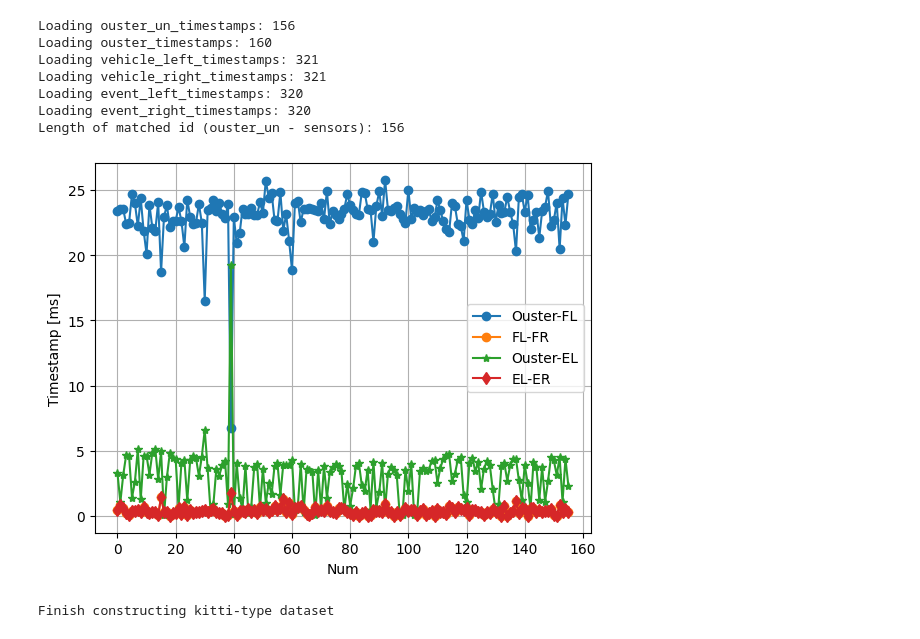
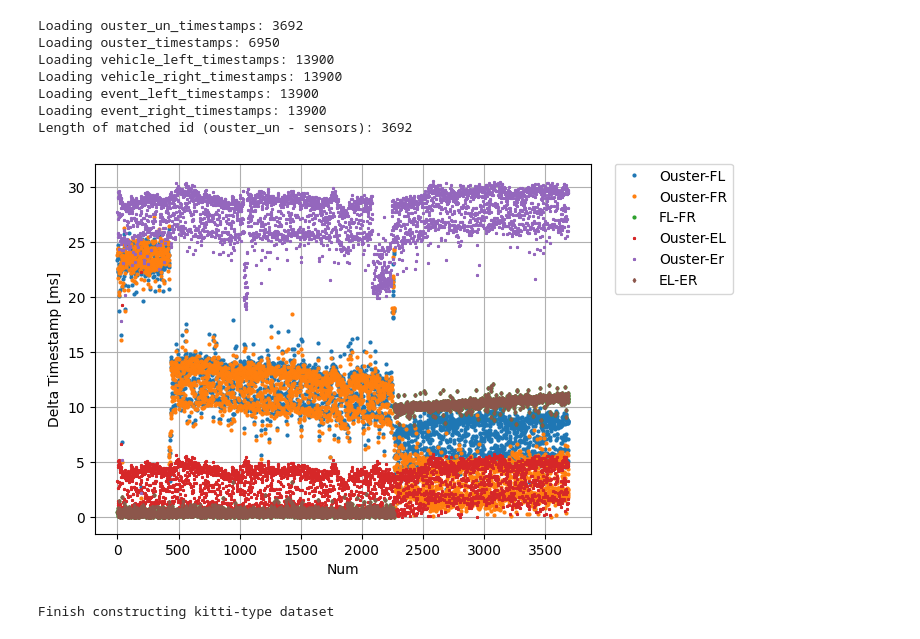
Before and after one commit to fusionportable/fusionportable_dataset_tools, a Jupyter notebook: write_data_to_kitti.ipynb, the cells around one changed output. Saved outputs shown, nothing was run; the diff lists cells and outputs as text; code cells hidden in the pictures.

```diff
--- a/write_data_to_kitti.ipynb
+++ b/write_data_to_kitti.ipynb
@@ -84,53 +98,59 @@ if 'event_right_image' in dataset_rostopic_msg_frameid_dict.keys():
 matched_id_ouster_un_sensors = []
 for id, time in enumerate(ouster_un_timestamps):
   ouster_time, ouster_id = find_closest_element_sorted(ouster_timestamps, time)
-  fl_time, fli_id = find_closest_element_sorted(frame_left_image_timestamps, time)
-  fr_time, flr_id = find_closest_element_sorted(frame_right_image_timestamps, fl_time)
-  el_time, eli_id = find_closest_element_sorted(event_left_image_timestamps, time)
-  er_time, elr_id = find_closest_element_sorted(event_right_image_timestamps, el_time)
+  fl_time, fl_id = find_closest_element_sorted(frame_left_image_timestamps, time)
+  fr_time, fr_id = find_closest_element_sorted(frame_right_image_timestamps, fl_time)
+  el_time, el_id = find_closest_element_sorted(event_left_image_timestamps, time)
+  er_time, er_id = find_closest_element_sorted(event_right_image_timestamps, el_time)
 
   """
   # Not include event cameras
   if abs(time - ouster_time) < 0.01:
     if abs(time - fl_time) < 0.03 and abs(time - fr_time) < 0.03 and abs(fl_time - fr_time) < 0.015:
-      matched_id_ouster_un_sensors.append([id, ouster_id, fli_id, flr_id])
+      matched_id_ouster_un_sensors.append([id, ouster_id, fl_id, fr_id])
   """
 
   # Include event cameras
   if abs(time - ouster_time) < 0.01:
     if abs(time - fl_time) < 0.03 and abs(time - fr_time) < 0.03 and abs(fl_time - fr_time) < 0.015:
-      if abs(time - el_time) < 0.03 and abs(time - er_time) < 0.03 and abs(el_time - er_time) < 0.03:
-        matched_id_ouster_un_sensors.append([id, ouster_id, fli_id, flr_id, eli_id, elr_id])
+      if abs(time - el_time) < 0.05 and abs(time - er_time) < 0.05 and abs(el_time - er_time) < 0.03:
+        matched_id_ouster_un_sensors.append([id, ouster_id, fl_id, fr_id, el_id, er_id])
 
 print('Length of matched id (ouster_un - sensors): {}'.format(len(matched_id_ouster_un_sensors)))
 # %% [output]
-Loading ouster_un_timestamps: 156
-Loading ouster_timestamps: 160
-Loading vehicle_left_timestamps: 321
-Loading vehicle_right_timestamps: 321
-Loading event_left_timestamps: 320
-Loading event_right_timestamps: 320
-Length of matched id (ouster_un - sensors): 156
+Loading ouster_un_timestamps: 3692
+Loading ouster_timestamps: 6950
+Loading vehicle_left_timestamps: 13900
+Loading vehicle_right_timestamps: 13900
+Loading event_left_timestamps: 13900
+Loading event_right_timestamps: 13900
+Length of matched id (ouster_un - sensors): 3692
 # %%
 ##### Analyze matched timestamps
-import matplotlib.pyplot as plt
-dt_ouster_fl = [1e3 * abs(ouster_un_timestamps[mid[0]] - frame_left_image_timestamps[mid[2]]) for mid in matched_id_ouster_un_sensors]
-dt_fl_fr = [1e3 * abs(frame_left_image_timestamps[mid[2]] - frame_right_image_timestamps[mid[3]]) for mid in matched_id_ouster_un_sensors]
-num = [i for i in range(0, len(matched_id_ouster_un_sensors))]
-plt.plot(num, dt_ouster_fl, label='Ouster-FL', marker='o')
-plt.plot(num, dt_fl_fr, label='FL-FR', marker='o')
+if len(matched_id_ouster_un_sensors) > 0:
+  import matplotlib.pyplot as plt
+  dt_ouster_fl = [1e3 * abs(ouster_un_timestamps[mid[0]] - frame_left_image_timestamps[mid[2]]) for mid in matched_id_ouster_un_sensors]
+  dt_ouster_fr = [1e3 * abs(ouster_un_timestamps[mid[0]] - frame_right_image_timestamps[mid[3]]) for mid in matched_id_ouster_un_sensors]
+  dt_fl_fr = [1e3 * abs(frame_left_image_timestamps[mid[2]] - frame_right_image_timestamps[mid[3]]) for mid in matched_id_ouster_un_sensors]
+  num = [i for i in range(0, len(matched_id_ouster_un_sensors))]
+  plt.plot(num, dt_ouster_fl, label='Ouster-FL', marker='o', markersize=2, linestyle='none')
+  plt.plot(num, dt_ouster_fr, label='Ouster-FR', marker='o', markersize=2, linestyle='none')
+  plt.plot(num, dt_fl_fr, label='FL-FR', marker='o', markersize=2, linestyle='none')
 
-dt_ouster_el = [1e3 * abs(ouster_un_timestamps[mid[0]] - event_left_image_timestamps[mid[4]]) for mid in matched_id_ouster_un_sensors]
-dt_el_er = [1e3 * abs(event_left_image_timestamps[mid[4]] - event_right_image_timestamps[mid[5]]) for mid in matched_id_ouster_un_sensors]
-num = [i for i in range(0, len(matched_id_ouster_un_sensors))]
-plt.plot(num, dt_ouster_el, label='Ouster-EL', marker='*')
-plt.plot(num, dt_fl_fr, label='EL-ER', marker='d')
+  if len(matched_id_ouster_un_sensors[0]) == 6:
+    dt_ouster_el = [1e3 * abs(ouster_un_timestamps[mid[0]] - event_left_image_timestamps[mid[4]]) for mid in matched_id_ouster_un_sensors]
+    dt_ouster_er = [1e3 * abs(ouster_un_timestamps[mid[0]] - event_right_image_timestamps[mid[5]]) for mid in matched_id_ouster_un_sensors]
+    dt_el_er = [1e3 * abs(event_left_image_timestamps[mid[4]] - event_right_image_timestamps[mid[5]]) for mid in matched_id_ouster_un_sensors]
+    num = [i for i in range(0, len(matched_id_ouster_un_sensors))]
+    plt.plot(num, dt_ouster_el, label='Ouster-EL', marker='*', markersize=2, linestyle='none')
+    plt.plot(num, dt_ouster_er, label='Ouster-Er', marker='*', markersize=2, linestyle='none')
+    plt.plot(num, dt_fl_fr, label='EL-ER', marker='d', markersize=2, linestyle='none')
 
-plt.xlabel('Num')
-plt.ylabel('Timestamp [ms]')
-plt.legend()
-plt.grid(True)
-plt.show()
+  plt.xlabel('Num')
+  plt.ylabel('Delta Timestamp [ms]')
+  plt.legend(loc='upper right', bbox_to_anchor=(1.3, 1.02))
+  plt.grid(True)
+  plt.show()
 # %% [output]
-[figure, old version]
+[figure, new version]
 # %%
```
Also changed, not shown: parts of 4 cells of this notebook, 5 other files.
